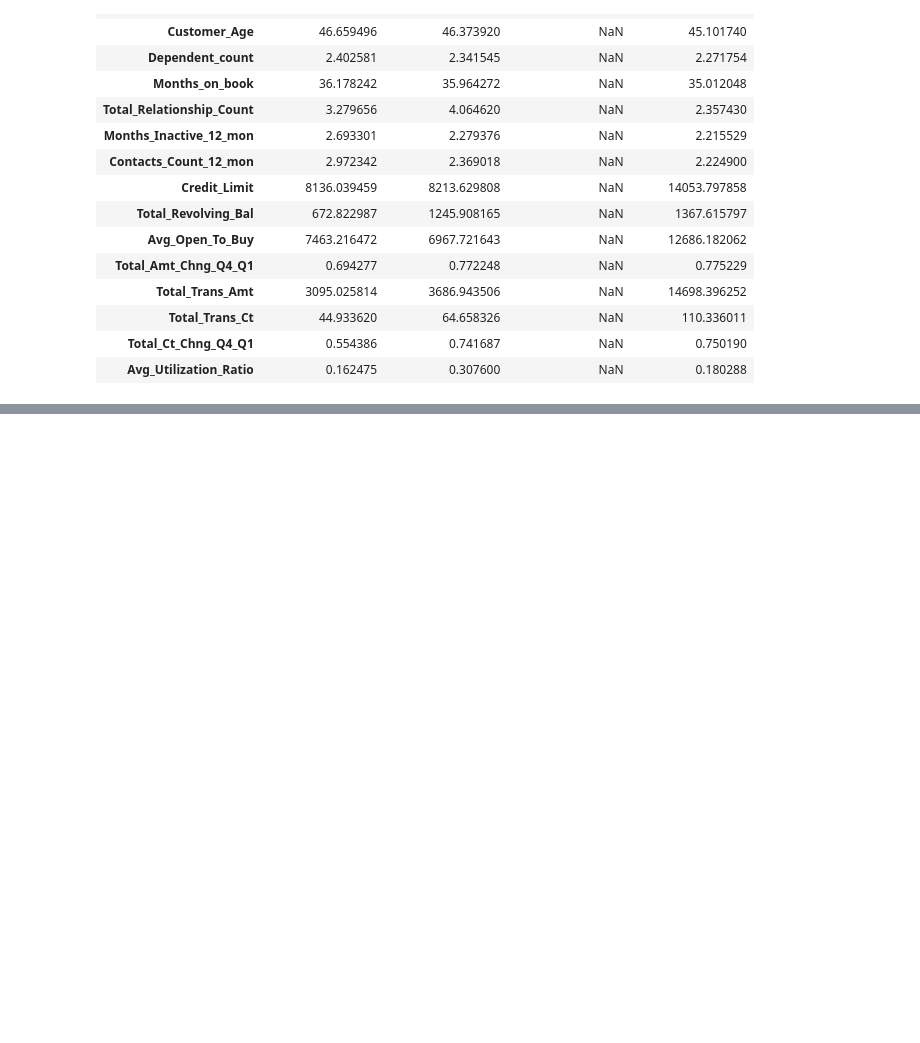
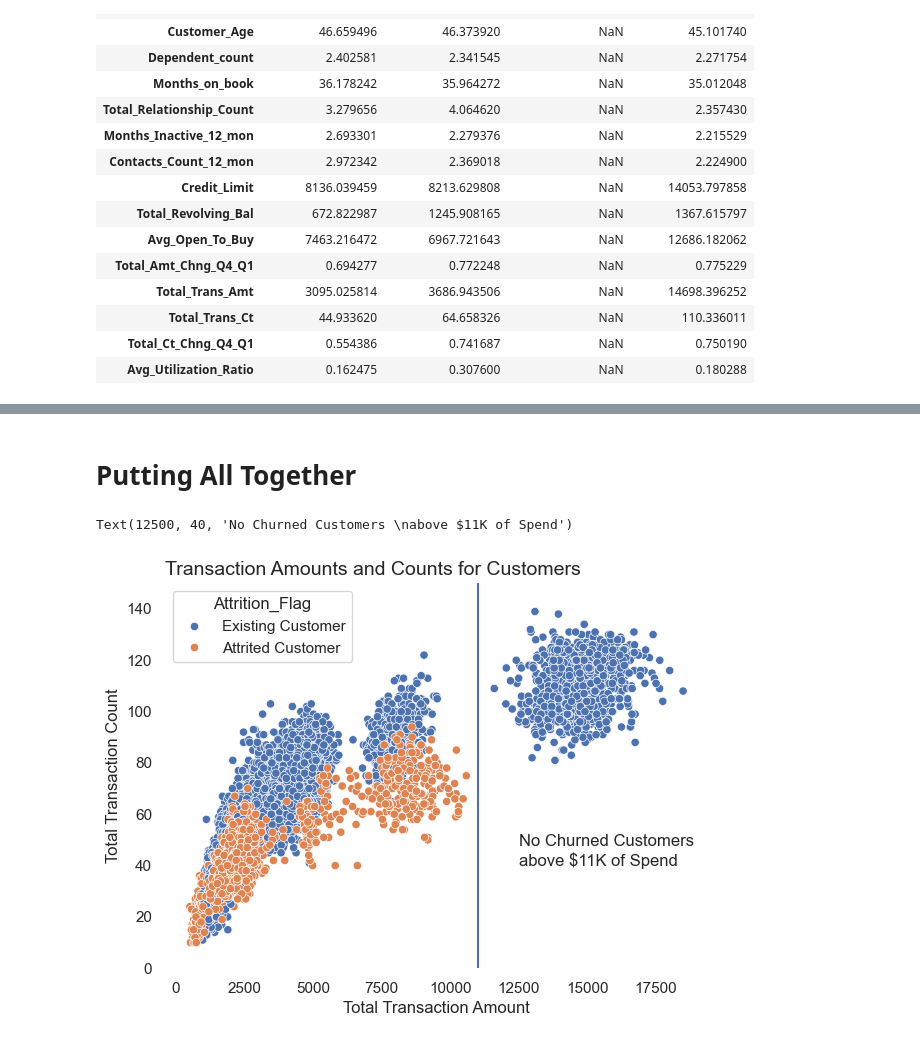
Before and after one commit to Anna-Roman/practical-python-for-data-professionals-4358485, a Jupyter notebook: data/cleaning_data.ipynb, the cells around one changed output, grey strips where cells are left out. Saved outputs shown, nothing was run; the diff lists cells and outputs as text; code cells hidden in the pictures; blank space fills up the shorter version.

```diff
--- a/data/cleaning_data.ipynb
+++ b/data/cleaning_data.ipynb
@@ -541,0 +542,20 @@ plt.xlim(0,2)
+# %% [markdown]
+# Putting All Together
+# %%
+sns.set_theme(style='white')
+palette = sns.color_palette('Set2', 12)
+
+plt.figure(figsize=(7,5))
+sns.scatterplot(x='Total_Trans_Amt', y='Total_Trans_Ct', hue='Attrition_Flag', data=data)
+sns.despine(bottom=True, left=True) #removes the border
+plt.ylim(0, 150) #changes the limits of the yaxis
+
+plt.xlabel('Total Transaction Amount') #xaxis label
+plt.ylabel('Total Transaction Count') # yaxis label
+plt.title('Transaction Amounts and Counts for Customers', loc='left', size=14); #title
+
+plt.vlines(11000, 0, 150) #adds in a vertical line at the $11k mark
+plt.text(12500, 40, 'No Churned Customers \nabove $11K of Spend') #annotation
+# %% [output]
+Text(12500, 40, 'No Churned Customers \nabove $11K of Spend')
+[figure, added]
```
Also changed, not shown: parts of 21 cells of this notebook, 4 other files.
